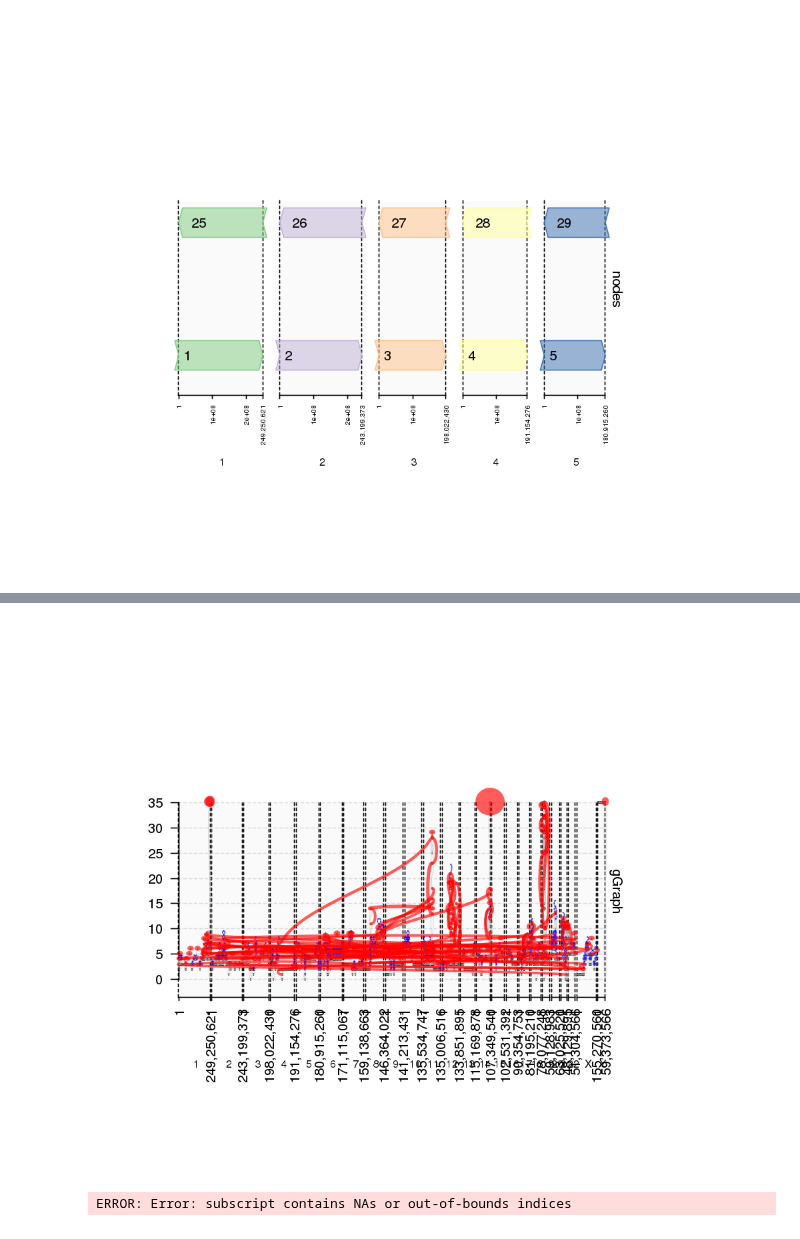
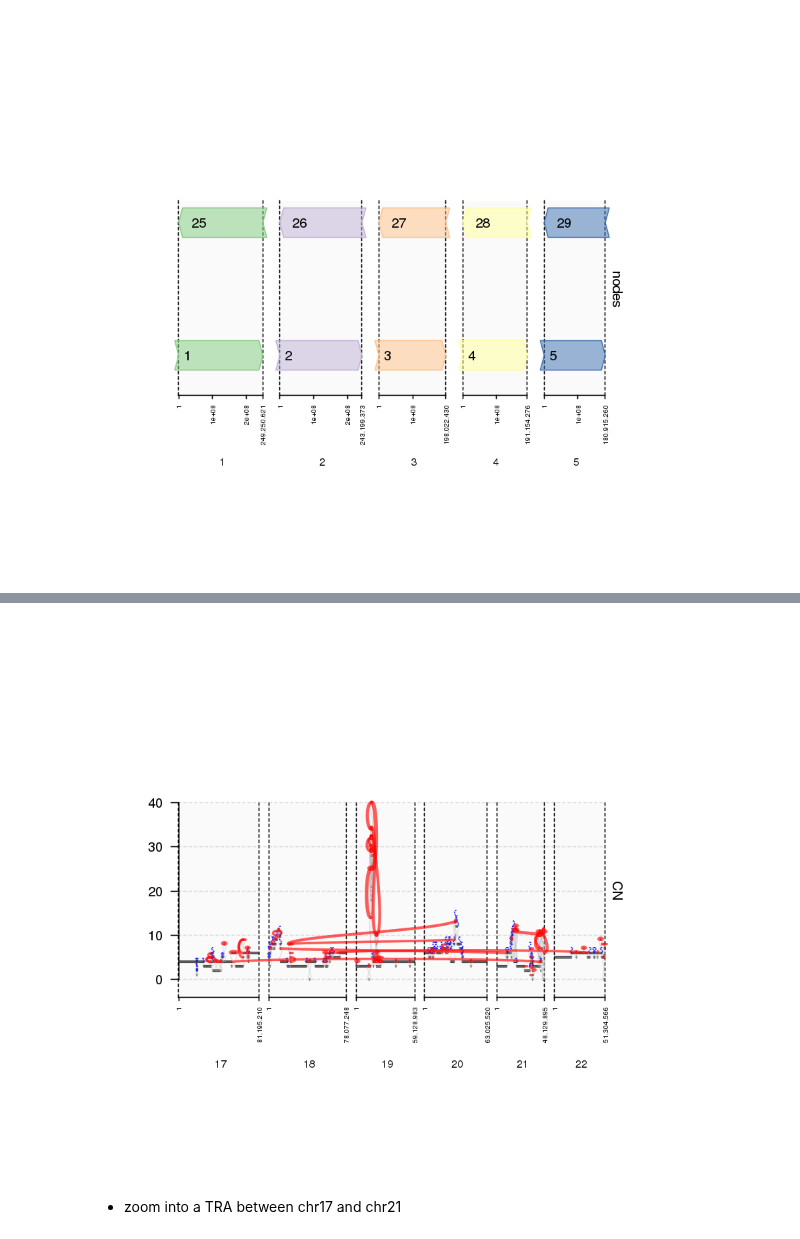
Before and after one commit to mskilab-org/gGnome, a Jupyter notebook: gGnome.ipynb, the cells around one changed output, grey strips where cells are left out. Drawn from its saved outputs; the diff is of its cells as text; code cells hidden in the pictures.

```diff
--- a/gGnome.ipynb
+++ b/gGnome.ipynb
@@ -129,12 +138,7 @@ type
 # %%
-plot(g1$td, c(as.character(1:22),"X","Y"), xaxis.chronly=T, labels.suppress=T)
+plot(g1$td, c(as.character(17:22)), xaxis.chronly=T, labels.suppress=T, gap=1e7, xaxis.cex.tick=0.5)
 # %% [output]
-[figure, old version]
+[figure, new version]
-# %%
-## extract subgraph involving only chr17 and chr21
-chr_17.21 = si2gr(sl[c(17,21)]) ## GRanges of full length chr17, 21
-g2 = g1$trim(chr_17.21)
-plot(g2$td, chr_17.21, xaxis.chronly=T, labels.suppress=T)
-# %% [output]
-ERROR: Error: subscript contains NAs or out-of-bounds indices
+# %% [markdown]
+* zoom into a TRA between chr17 and chr21
 # %%
```
Also changed, not shown: parts of 18 cells of this notebook.
